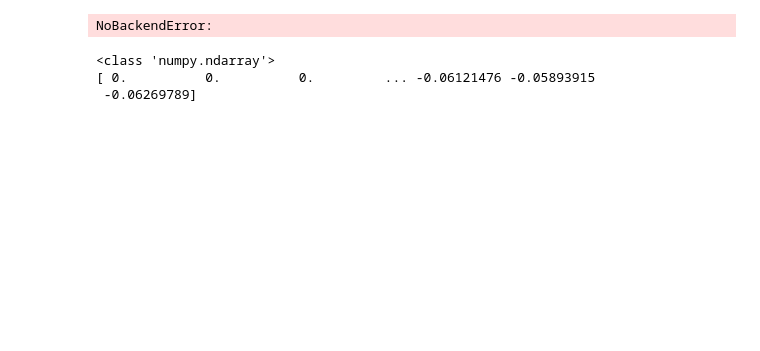
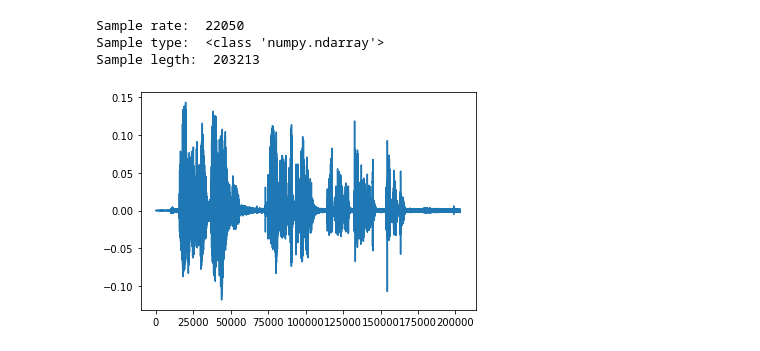
Before and after one commit to 226776/NN_VoiceRecognition, a Jupyter notebook: SoundToTensor.ipynb, the cells around one changed output. Saved outputs shown, nothing was run; the diff lists cells and outputs as text; code cells hidden in the pictures; blank space fills up the shorter version.

```diff
--- a/SoundToTensor.ipynb
+++ b/SoundToTensor.ipynb
@@ -3,12 +0,0 @@ import librosa as li
-# %%
-soundSample, sr = li.load('vs1')
-# %% [output]
-NoBackendError:
-# %%
-y, sr = librosa.load(librosa.util.example_audio_file(), duration=5.0)
-print(type(y))
-print(y)
-# %% [output]
-<class 'numpy.ndarray'>
-[ 0.          0.          0.         ... -0.06121476 -0.05893915
- -0.06269789]
@@ -14,0 +9,16 @@ print(y)
+# %%
+# Load sample
+soundSample, sr = li.load('vs1.mp3')
+
+# Plot sample
+pyplot.figure(1)
+pyplot.plot(soundSample)
+
+print("Sample rate: ", sr)
+print("Sample type: " , type(soundSample))
+print("Sample legth: " , len(soundSample))
+# %% [output]
+Sample rate:  22050
+Sample type:  <class 'numpy.ndarray'>
+Sample legth:  203213
+[figure, added]
```
Also changed, not shown: parts of 6 cells of this notebook, 2 other files.
